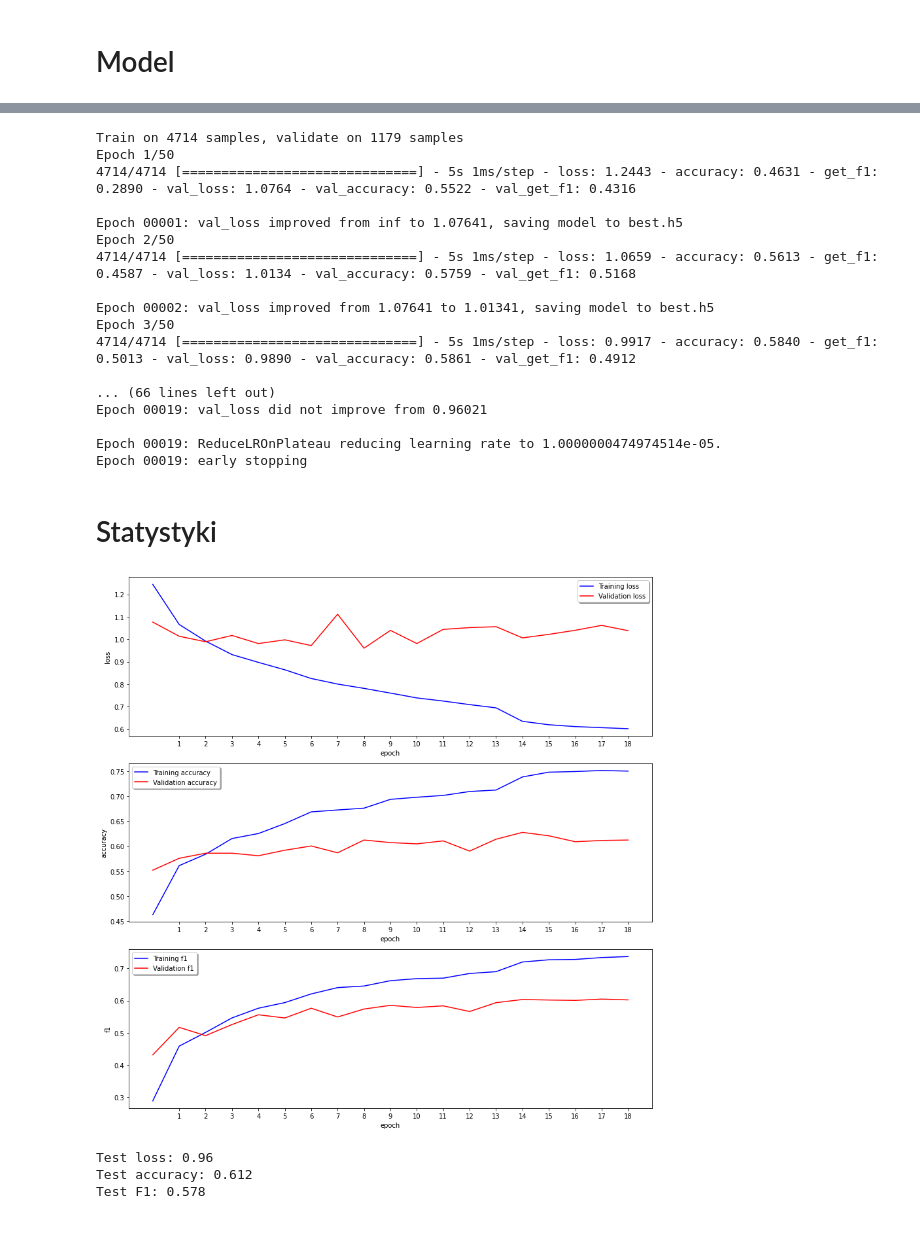
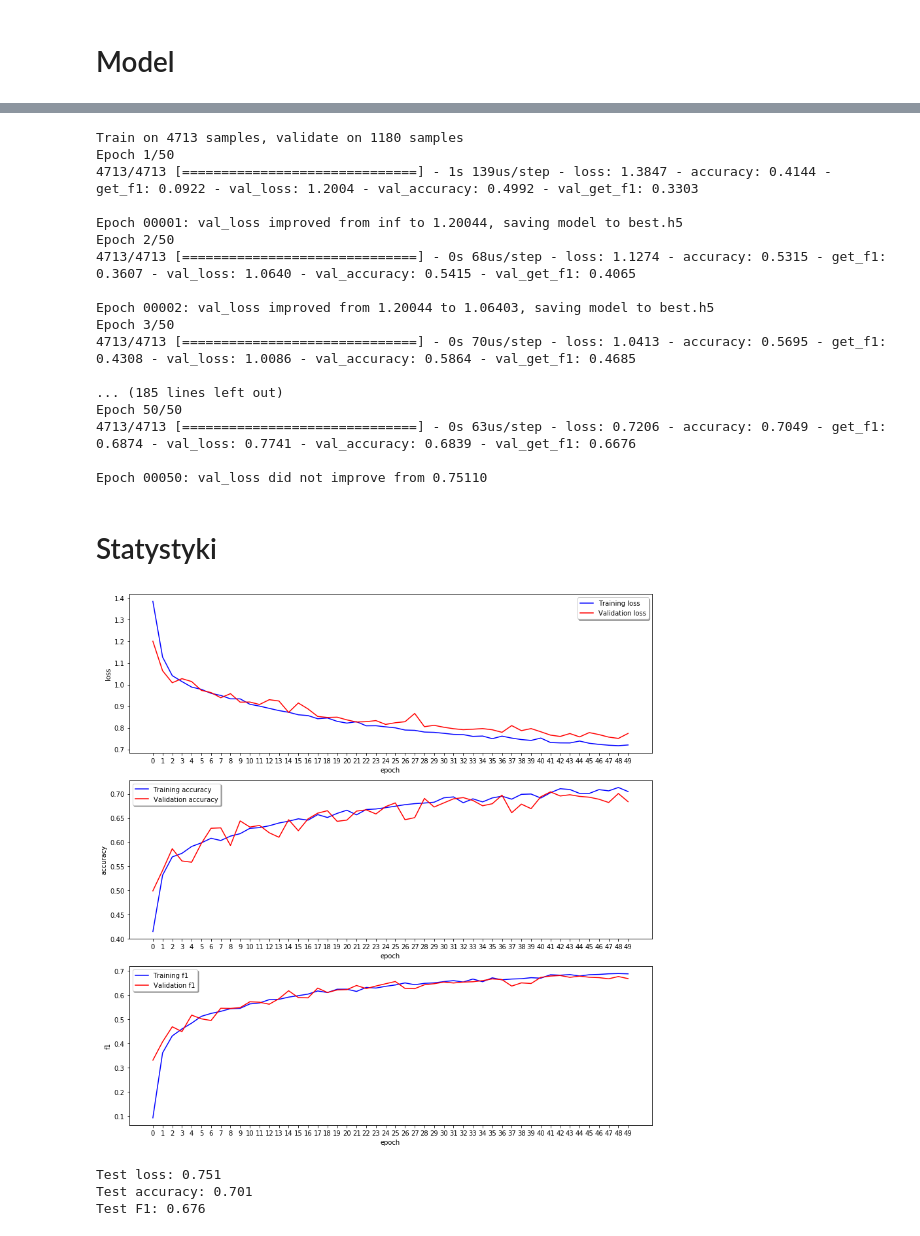
Before and after one commit to Torak28/Auto-Tag, a Jupyter notebook: LSTM.ipynb, the cells around one changed output, grey strips where cells are left out. Cells and saved outputs as stored; diff of their text form; code cells hidden in the pictures.

```diff
--- a/LSTM.ipynb
+++ b/LSTM.ipynb
@@ -197,0 +240,6 @@ Kształt danych:
+# %%
+X_train = numpy.expand_dims(X_train, axis=1)
+y_train = numpy.expand_dims(y_train, axis=1)
+
+X_test = numpy.expand_dims(X_test, axis=1)
+y_test = numpy.expand_dims(y_test, axis=1)
@@ -247,7 +324,7 @@ cb_learning_rate_reduction = ReduceLROnPlateau(monitor='val_loss', patience=LEAR
 # Stałe do monitorowania pracy modelu
 
 epochs = 50
-batch_size = 10
+batch_size = None
 validation_steps = 200, #test.shape[0]//batch_size,
 steps_per_epoch = 200, #train.shape[0]//batch_size,
 optimizer = 'adam'
@@ -255,8 +332,7 @@ loss_type = 'categorical_crossentropy'
 LSTM_size = 128
 # %%
 model = Sequential()
-model.add(Embedding(X_train.shape[0], X_train.shape[1]))
-model.add(LSTM(LSTM_size))
+model.add(LSTM(LSTM_size, input_shape=(X_train.shape[1], X_train.shape[2]) , return_sequences=True))
 model.add(Dense(5, activation='softmax'))
 
 model.summary()
@@ -278,11 +352,10 @@ _________________________________________________________________
 # %%
 model.compile(loss=loss_type, optimizer=optimizer, metrics=['accuracy', get_f1])
 
-history = model.fit(X_train, y_train,
+history = model.fit(x=X_train,
+                    y=y_train,
                     validation_data=(X_test, y_test),
-#                     validation_steps=validation_steps,
                     epochs=epochs,
-#                     steps_per_epoch=steps_per_epoch,
                     batch_size=batch_size,
                     callbacks=[cb_checkpointer, cb_early_stopper, cb_learning_rate_reduction])
 
@@ -292,23 +365,23 @@ model.load_weights('best.h5')
 # Zapis do nowego pliku
 model.save('the_best.h5')
 # %% [output]
-Train on 4714 samples, validate on 1179 samples
+Train on 4713 samples, validate on 1180 samples
 Epoch 1/50
-4714/4714 [==============================] - 5s 1ms/step - loss: 1.2443 - accuracy: 0.4631 - get_f1: 0.2890 - val_loss: 1.0764 - val_accuracy: 0.5522 - val_get_f1: 0.4316
+4713/4713 [==============================] - 1s 139us/step - loss: 1.3847 - accuracy: 0.4144 - get_f1: 0.0922 - val_loss: 1.2004 - val_accuracy: 0.4992 - val_get_f1: 0.3303
 
-Epoch 00001: val_loss improved from inf to 1.07641, saving model to best.h5
+Epoch 00001: val_loss improved from inf to 1.20044, saving model to best.h5
 Epoch 2/50
-4714/4714 [==============================] - 5s 1ms/step - loss: 1.0659 - accuracy: 0.5613 - get_f1: 0.4587 - val_loss: 1.0134 - val_accuracy: 0.5759 - val_get_f1: 0.5168
+4713/4713 [==============================] - 0s 68us/step - loss: 1.1274 - accuracy: 0.5315 - get_f1: 0.3607 - val_loss: 1.0640 - val_accuracy: 0.5415 - val_get_f1: 0.4065
 
-Epoch 00002: val_loss improved from 1.07641 to 1.01341, saving model to best.h5
+Epoch 00002: val_loss improved from 1.20044 to 1.06403, saving model to best.h5
 Epoch 3/50
-4714/4714 [==============================] - 5s 1ms/step - loss: 0.9917 - accuracy: 0.5840 - get_f1: 0.5013 - val_loss: 0.9890 - val_accuracy: 0.5861 - val_get_f1: 0.4912
+4713/4713 [==============================] - 0s 70us/step - loss: 1.0413 - accuracy: 0.5695 - get_f1: 0.4308 - val_loss: 1.0086 - val_accuracy: 0.5864 - val_get_f1: 0.4685
 
-... (66 lines left out)
-Epoch 00019: val_loss did not improve from 0.96021
+... (185 lines left out)
+Epoch 50/50
+4713/4713 [==============================] - 0s 63us/step - loss: 0.7206 - accuracy: 0.7049 - get_f1: 0.6874 - val_loss: 0.7741 - val_accuracy: 0.6839 - val_get_f1: 0.6676
 
-Epoch 00019: ReduceLROnPlateau reducing learning rate to 1.0000000474974514e-05.
-Epoch 00019: early stopping
+Epoch 00050: val_loss did not improve from 0.75110
 # %% [markdown]
 # Statystyki
 # %%
@@ -318,40 +391,40 @@ fig, (ax1, ax2, ax3) = plt.subplots(3, 1, figsize=(12, 12))
 
 # Wykres loss
 ax1.plot(history.history['loss'], color='b', label="Training loss")
 ax1.plot(history.history['val_loss'], color='r', label="Validation loss")
-ax1.set_xticks(numpy.arange(1, len(history.history['val_loss']), 1))
+ax1.set_xticks(numpy.arange(0, len(history.history['val_loss']), 1))
 ax1.legend(loc='best', shadow=True)
 ax1.set_ylabel('loss')
 ax1.set_xlabel('epoch')
 
 # Wykres accuracy
 ax2.plot(history.history['accuracy'], color='b', label="Training accuracy")
 ax2.plot(history.history['val_accuracy'], color='r',label="Validation accuracy")
-ax2.set_xticks(numpy.arange(1, len(history.history['val_accuracy']), 1))
+ax2.set_xticks(numpy.arange(0, len(history.history['val_accuracy']), 1))
 ax2.legend(loc='best', shadow=True)
 ax2.set_ylabel('accuracy')
 ax2.set_xlabel('epoch')
 
 # Wykres F1
 ax3.plot(history.history['get_f1'], color='b', label="Training f1")
 ax3.plot(history.history['val_get_f1'], color='r',label="Validation f1")
-ax3.set_xticks(numpy.arange(1, len(history.history['get_f1']), 1))
+ax3.set_xticks(numpy.arange(0, len(history.history['get_f1']), 1))
 ax3.legend(loc='best', shadow=True)
 ax3.set_ylabel('f1')
 ax3.set_xlabel('epoch')
 
 
 plt.tight_layout()
 plt.show()
 
 print(f'Test loss: {loss:.3}')
 print(f'Test accuracy: {accuracy:.3}')
 print(f'Test F1: {get_f1:.3}')
 # %% [output]
-[figure, old version]
+[figure, new version]
-Test loss: 0.96
-Test accuracy: 0.612
-Test F1: 0.578
+Test loss: 0.751
+Test accuracy: 0.701
+Test F1: 0.676
 # %%
 predictions = model.predict(X_test)
 # %%
```
Also changed, not shown: parts of 21 cells of this notebook.
